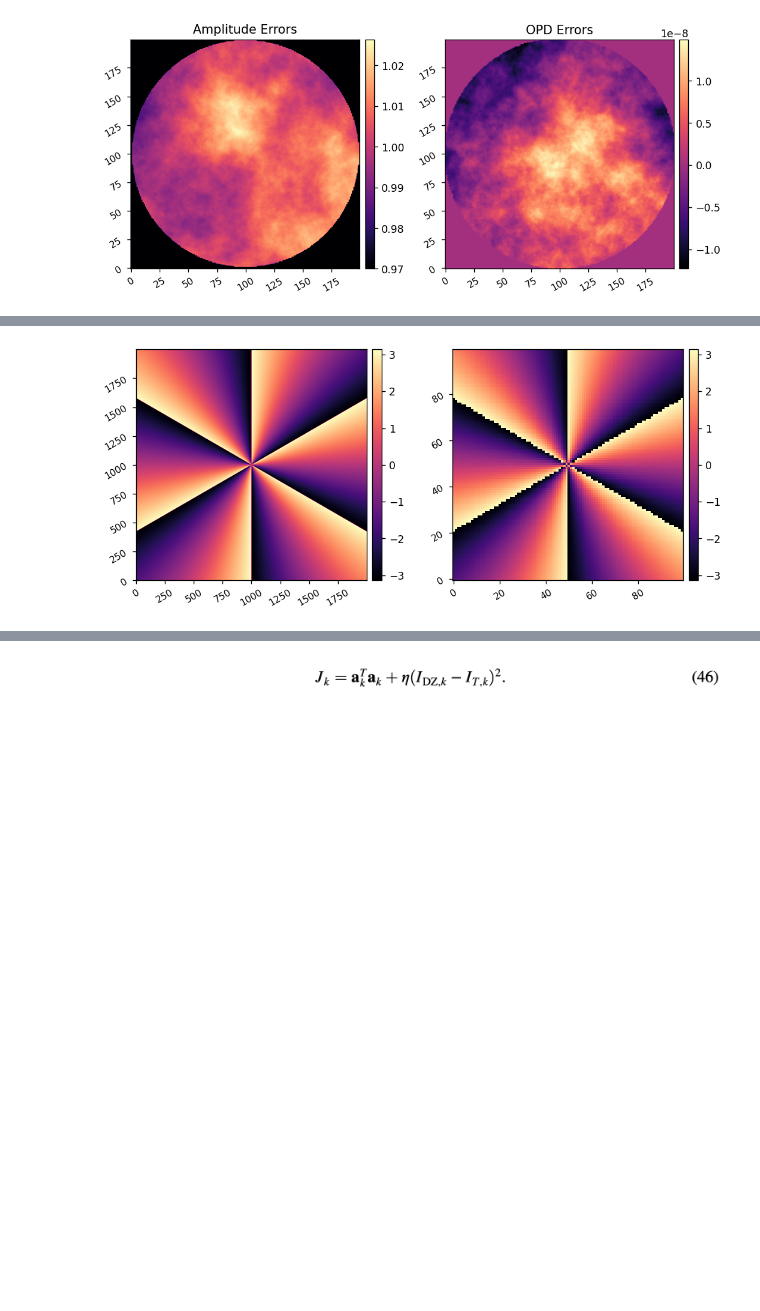
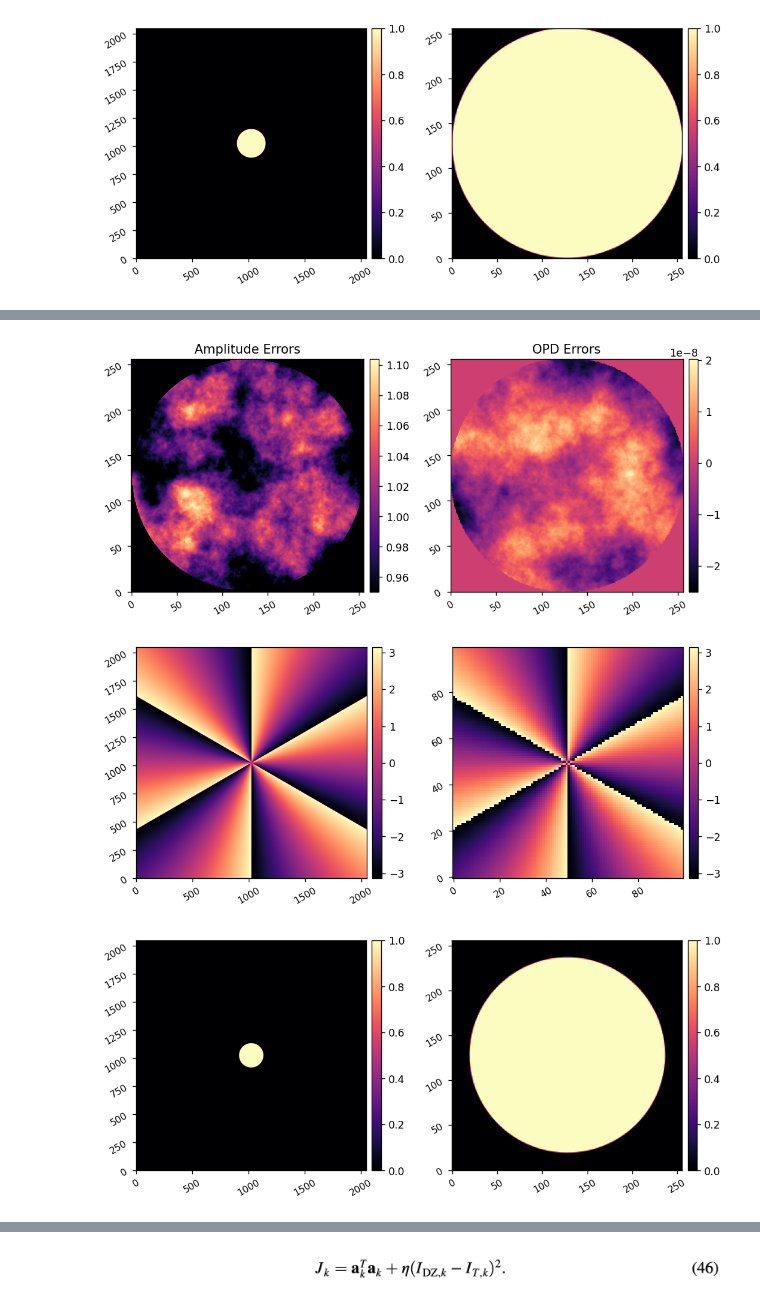
Before and after one commit to uasal/scoob-psf, a Jupyter notebook: example-notebooks/jax_scoob_cost_function.ipynb, the cells around one changed output, grey strips where cells are left out. Saved outputs shown, nothing was run; the diff lists cells and outputs as text; code cells hidden in the pictures; blank space fills up the shorter version.

Commit message:
major updates to jax model and figuring out how to define cost function for AD-EFC

```diff
--- a/example-notebooks/jax_scoob_cost_function.ipynb
+++ b/example-notebooks/jax_scoob_cost_function.ipynb
@@ -32,22 +64,26 @@ Jax device: NVIDIA A100 80GB PCIe
 # %%
 reload(jscoob)
-WFE = jscoob.generate_wfe(diam=model.pupil_diam, distance=50*u.mm,
-                          amp_rms=0.02*u.nm, amp_index=3.2,
-                          opd_rms=10*u.nm, opd_index=3.2,
-                          npix=model.npix, oversample=model.oversample,)
-model.WFE = WFE
 
-imshow2(ensure_np_array(jnp.abs(WFE)), ensure_np_array(jnp.angle(WFE))/(2*np.pi)*model.wavelength.to_value(u.m),
+pupil = jscoob.make_pupil(pupil_diam, npix, oversample)
+imshow2(pupil, pupil, npix2=npix)
+
+WFE = jscoob.generate_wfe(diam=pupil_diam,
+                          # amp_rms=0*u.nm, opd_rms=0*u.nm,
+                          amp_rms=0.2*u.nm, amp_index=3.2, opd_rms=20*u.nm, opd_index=3.2,
+                          npix=npix, oversample=oversample,)
+
+imshow2(ensure_np_array(jnp.abs(WFE)), ensure_np_array(jnp.angle(WFE))/(2*np.pi)*wavelength.to_value(u.m),
         'Amplitude Errors', 'OPD Errors',
-        npix=model.npix,
-        vmin1=0.97)
+        npix=npix,
+        vmin1=0.95)
 
-VC = jscoob.make_vortex_phase_mask(model.focal_grid_pol, charge=6,
-#                                    singularity=20*u.um,
-                                   focal_length=500*u.mm, pupil_diam=9.7*u.mm, wavelength=632.8*u.nm)
+focal_grid = jscoob.make_focal_grid(npix,oversample)
+vortex = jscoob.make_vortex_phase_mask(focal_grid)
+imshow2(jnp.angle(vortex), jscoob.pad_or_crop(jnp.angle(vortex), 100))
 
-imshow2(np.angle(jscoob.ensure_np_array(VC)), np.angle(ensure_np_array(jscoob.pad_or_crop(VC, 100))))
+lyot = jscoob.make_pupil(pupil_diam, npix, oversample, ratio=0.85)
+imshow2(lyot, lyot, npix2=npix)
 # %% [output]
 Jax platform: gpu
 Jax device: NVIDIA A100 80GB PCIe
-[figure, old version]
+[figure, new version]
@@ -54 +92,3 @@ Jax device: NVIDIA A100 80GB PCIe
-[figure, old version]
+[figure, new version]
+[figure, added]
+[figure, added]
```
Also changed, not shown: parts of 24 cells of this notebook, 6 other files.
